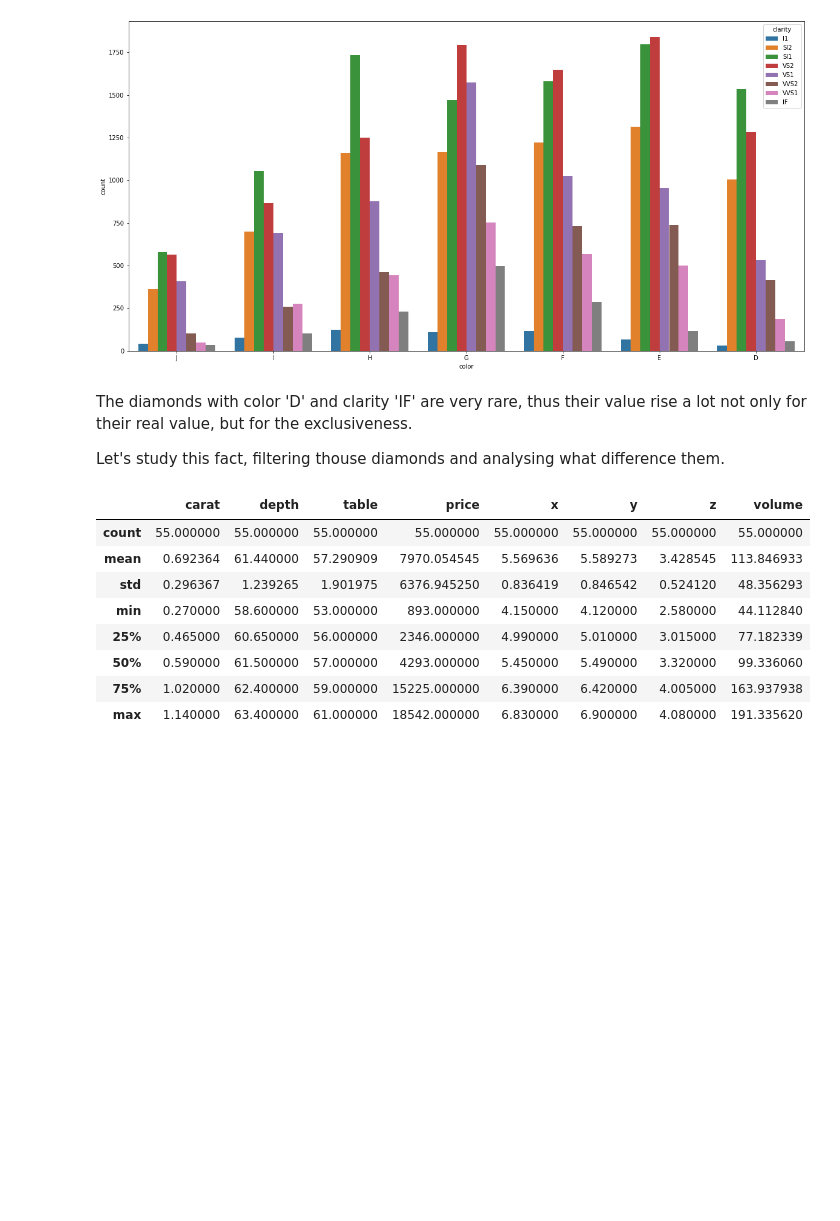
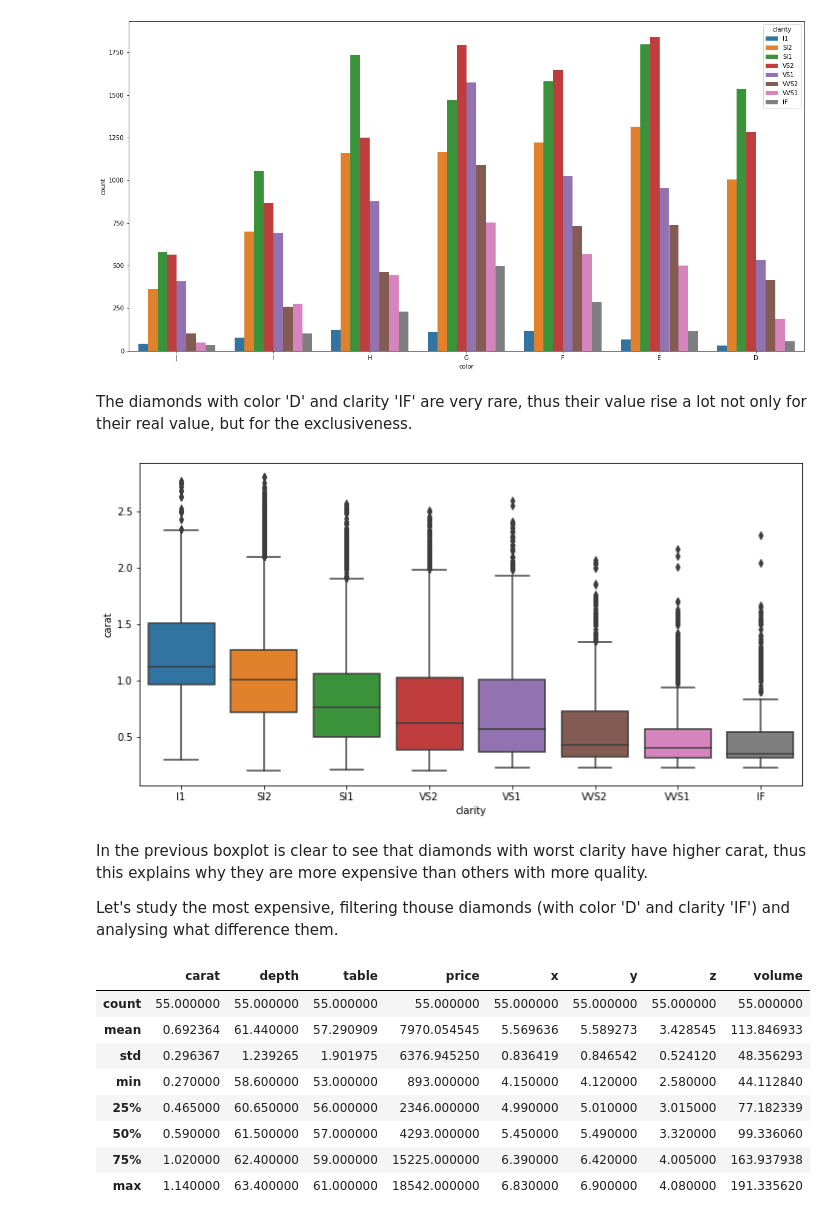
Before and after one commit to VickyViana/ih_datamadpt1120_project_m2, a Jupyter notebook: Notebooks/data_analysis_report.ipynb, the cells around one changed output. Drawn from its saved outputs; the diff is of its cells as text; code cells hidden in the pictures; blank space fills up the shorter version.

Commit message:
adding pictures an improvements to readme and study

```diff
--- a/data_analysis_report.ipynb
+++ b/Notebooks/data_analysis_report.ipynb
@@ -390,8 +390,17 @@ sns.countplot(data= diamonds, x= 'color', hue= 'clarity', ax = ax, order = color
 [figure]
 # %% [markdown]
 The diamonds with color 'D' and clarity 'IF' are very rare, thus their value rise a lot not only for their real value, but for the exclusiveness.
-
-Let's study this fact, filtering thouse diamonds and analysing what difference them.
+# %%
+filt_carat = diamonds['carat'] < 3
+diamonds_carat = diamonds[filt_carat]
+fig, ax = plt.subplots(figsize = (12, 6))
+sns.boxplot(x="clarity", y="carat", data = diamonds_carat, order = clarity_order);
+# %% [output]
+[figure, added]
+# %% [markdown]
+In the previous boxplot is clear to see that diamonds with worst clarity have higher carat, thus this explains why they are more expensive than others with more quality.
+
+Let's study the most expensive, filtering thouse diamonds (with color 'D' and clarity 'IF') and analysing what difference them.
 # %%
 filt_color_D = diamonds['color'] == 'D'
 filt_clarity_IF = diamonds['clarity'] == 'IF'
```
Also changed, not shown: 8 other files.
